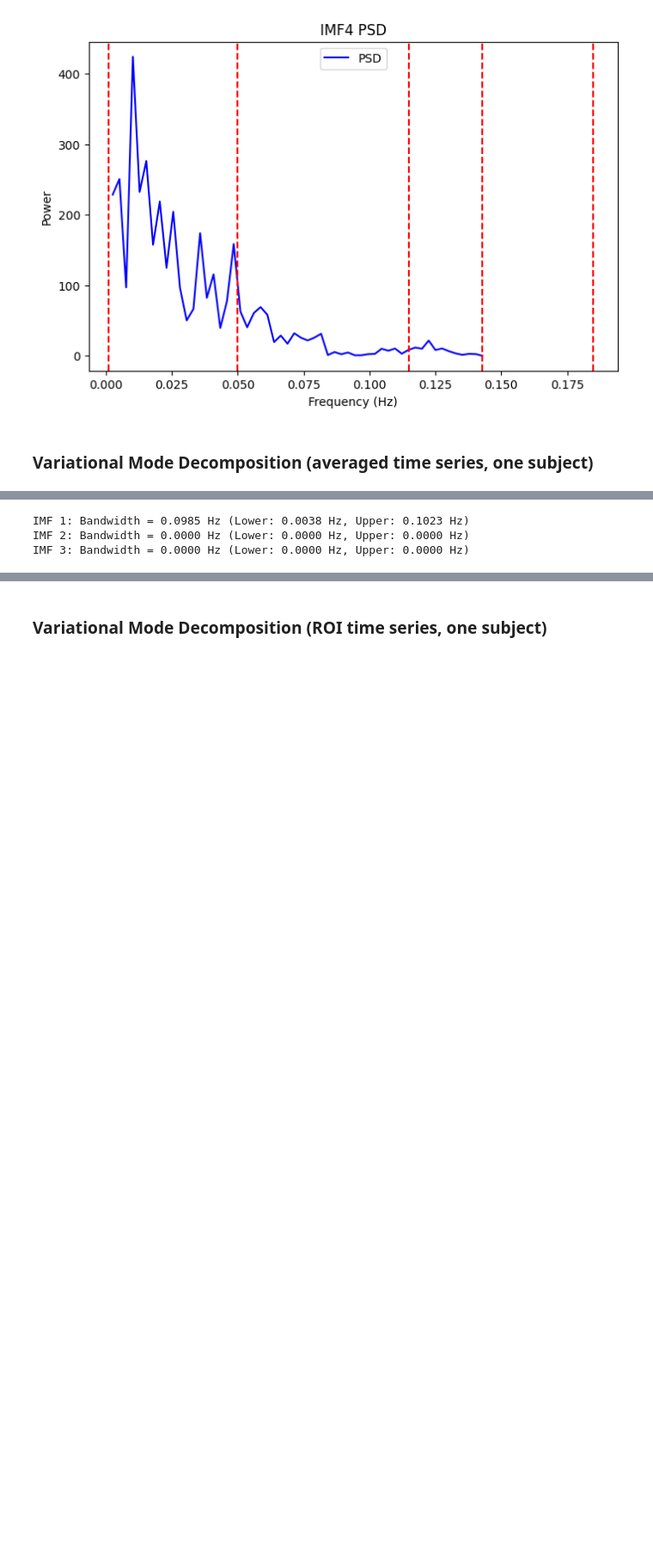
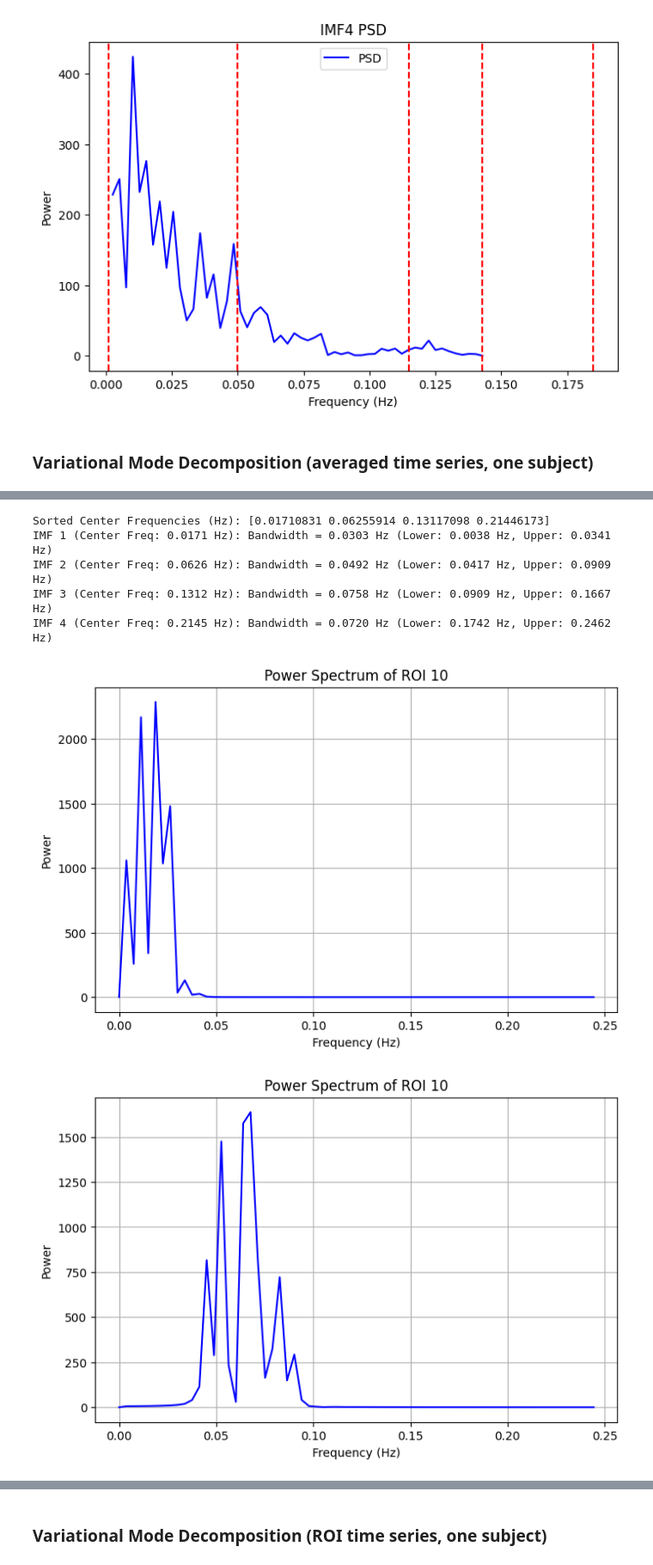
Before and after one commit to youngchan-ryu/ENIGMA_OCD_MBBN, a Jupyter notebook: ENIGMA-OCD results/QC/Variational_mode_decomposition.ipynb, the cells around one changed output, grey strips where cells are left out. Shown at 86% size. Saved outputs shown, nothing was run; the diff lists cells and outputs as text; code cells hidden in the pictures; blank space fills up the shorter version.

```diff
--- a/ENIGMA-OCD results/QC/Variational_mode_decomposition.ipynb
+++ b/ENIGMA-OCD results/QC/Variational_mode_decomposition.ipynb
@@ -583,7 +617,7 @@ plot_imf_power_spectrum(u, 1/TR)
 # %%
 import numpy as np
 
-def compute_imf_bandwidths(u, fs, threshold=0.05):
+def compute_imf_bandwidths(u, omega, fs, threshold=0.05):
     """
     Compute the bandwidths of IMFs using the Fourier spectrum directly from VMD output.
 
@@ -593,7 +627,7 @@ def compute_imf_bandwidths(u, fs, threshold=0.05):
     Parameters:
     u (ndarray): IMFs (shape: K x N, where K is the number of IMFs, N is the time samples).
     fs (float): Sampling frequency of the time series (Hz).
-    threshold (float): Power threshold for frequency support (default 1% of max power).
+    threshold (float): Power threshold for frequency support (default 5% of max power).
 
     Returns:
     dict: Band cutoffs in Hz as { 'imf1_lb': ..., 'imf1_hb': ..., ... }
@@ -603,37 +637,87 @@ def compute_imf_bandwidths(u, fs, threshold=0.05):
     freqs = np.fft.fftfreq(N, d=1/fs)  # Compute frequencies WITHOUT shifting
     positive_freqs = freqs[:N//2]  # Keep only positive frequencies
     band_cutoffs = {}
 
+    # Extract the final center frequencies and sort them in ascending order
+    sorted_indices = np.argsort(omega[-1])  # Sorting indices for ascending order
+
+    # Reorder IMFs (u) and center frequencies (omega)
+    u_sorted = u[sorted_indices, :]  # Reorder IMFs
+    omega_sorted = omega[-1][sorted_indices]  # Reorder omega
+
+    print("\nSorted Center Frequencies (Hz):", omega_sorted * fs)
+
     for k in range(K):
-        # Compute the Fourier Transform of the IMF
-        U_k = np.fft.fft(u[k, :])
+        # Compute the Fourier Transform of the ordered IMF
+        U_k = np.fft.fft(u_sorted[k, :])
         power_spectrum = np.abs(U_k) ** 2
 
         # Normalize power and apply threshold
         power_threshold = threshold * np.max(power_spectrum)
 
         # Extract frequency support only from the positive range
         freq_support = positive_freqs[power_spectrum[:N//2] > power_threshold]
 
         if len(freq_support) > 0:
             f_min = np.min(freq_support)  # Minimum frequency with significant power
             f_max = np.max(freq_support)  # Maximum frequency with significant power
         else:
             f_min, f_max = 0, 0  # In case no significant power is detected
 
         # Store the frequency cutoffs
         band_cutoffs[f'imf{k+1}_lb'] = max(0, f_min)  # Ensure non-negative frequencies
         band_cutoffs[f'imf{k+1}_hb'] = min(f_N, f_max)  # Ensure does not exceed Nyquist
 
         # Print results
-        print(f"IMF {k+1}: Bandwidth = {f_max - f_min:.4f} Hz (Lower: {f_min:.4f} Hz, Upper: {f_max:.4f} Hz)")
+        print(f"IMF {k+1} (Center Freq: {omega_sorted[k] * fs:.4f} Hz): "
+              f"Bandwidth = {f_max - f_min:.4f} Hz (Lower: {f_min:.4f} Hz, Upper: {f_max:.4f} Hz)")
 
     return band_cutoffs
 
 
+band_cutoffs = compute_imf_bandwidths(u, omega, 1/TR, threshold=0.05)
 
-band_cutoffs = compute_imf_bandwidths(u, 1/TR)
+
+if band_cutoffs['imf1_lb'] > band_cutoffs['imf1_hb']:
+    raise ValueError(f"band_cutoffs['imf1_lb'] {band_cutoffs['imf1_lb']} is larger than band_cutoffs['imf1_hb'] {band_cutoffs['imf1_hb']} for subject {subj_name}")
+elif band_cutoffs['imf1_lb'] == band_cutoffs['imf1_hb']:
+    imf1 = np.zeros((y.shape[0], y.shape[1]))
+else:
+    imf1 = bandpass_filter_2d(y, band_cutoffs['imf1_lb'], band_cutoffs['imf1_hb'], 1/TR)
+    imf1 = stats.zscore(imf1, axis=1)
+plot_power_spectrum(imf1, TR=TR, roi_index=10)
+
+if band_cutoffs['imf2_lb'] > band_cutoffs['imf2_hb']:
+    raise ValueError(f"band_cutoffs['imf2_lb'] {band_cutoffs['imf2_lb']} is larger than band_cutoffs['imf2_hb'] {band_cutoffs['imf2_hb']} for subject {subj_name}")
+elif band_cutoffs['imf2_lb'] == band_cutoffs['imf2_hb']:
+    imf2 = np.zeros((y.shape[0], y.shape[1]))
+else:
+    imf2 = bandpass_filter_2d(y, band_cutoffs['imf2_lb'], band_cutoffs['imf2_hb'], 1/TR)
+    imf2 = stats.zscore(imf2, axis=1)
+plot_power_spectrum(imf2, TR=TR, roi_index=10)
+
+if band_cutoffs['imf3_lb'] > band_cutoffs['imf3_hb']:
+    raise ValueError(f"band_cutoffs['imf3_lb'] {band_cutoffs['imf3_lb']} is larger than band_cutoffs['imf3_hb'] {band_cutoffs['imf3_hb']} for subject {subj_name}")
+elif band_cutoffs['imf3_lb'] == band_cutoffs['imf3_hb']:
+    imf3 = np.zeros((y.shape[0], y.shape[1]))
+else:
+    imf3 = bandpass_filter_2d(y, band_cutoffs['imf3_lb'], band_cutoffs['imf3_hb'], 1/TR)
+    imf3 = stats.zscore(imf3, axis=1)
+plot_power_spectrum(imf3, TR=TR, roi_index=10)
+
+if band_cutoffs['imf4_lb'] > band_cutoffs['imf4_hb']:
+    raise ValueError(f"band_cutoffs['imf4_lb'] {band_cutoffs['imf4_lb']} is larger than band_cutoffs['imf4_hb'] {band_cutoffs['imf4_hb']} for subject {subj_name}")
+elif band_cutoffs['imf4_lb'] == band_cutoffs['imf4_hb']:
+    imf4 = np.zeros((y.shape[0], y.shape[1]))
+else:
+    imf4 = bandpass_filter_2d(y, band_cutoffs['imf4_lb'], band_cutoffs['imf4_hb'], 1/TR)
+    imf4 = stats.zscore(imf4, axis=1)
+plot_power_spectrum(imf4, TR=TR, roi_index=10)
 # %% [output]
-IMF 1: Bandwidth = 0.0985 Hz (Lower: 0.0038 Hz, Upper: 0.1023 Hz)
-IMF 2: Bandwidth = 0.0000 Hz (Lower: 0.0000 Hz, Upper: 0.0000 Hz)
-IMF 3: Bandwidth = 0.0000 Hz (Lower: 0.0000 Hz, Upper: 0.0000 Hz)
+Sorted Center Frequencies (Hz): [0.01710831 0.06255914 0.13117098 0.21446173]
+IMF 1 (Center Freq: 0.0171 Hz): Bandwidth = 0.0303 Hz (Lower: 0.0038 Hz, Upper: 0.0341 Hz)
+IMF 2 (Center Freq: 0.0626 Hz): Bandwidth = 0.0492 Hz (Lower: 0.0417 Hz, Upper: 0.0909 Hz)
+IMF 3 (Center Freq: 0.1312 Hz): Bandwidth = 0.0758 Hz (Lower: 0.0909 Hz, Upper: 0.1667 Hz)
+IMF 4 (Center Freq: 0.2145 Hz): Bandwidth = 0.0720 Hz (Lower: 0.1742 Hz, Upper: 0.2462 Hz)
+[figure, added]
+[figure, added]
```
Also changed, not shown: parts of 10 cells of this notebook, 22 other files.
